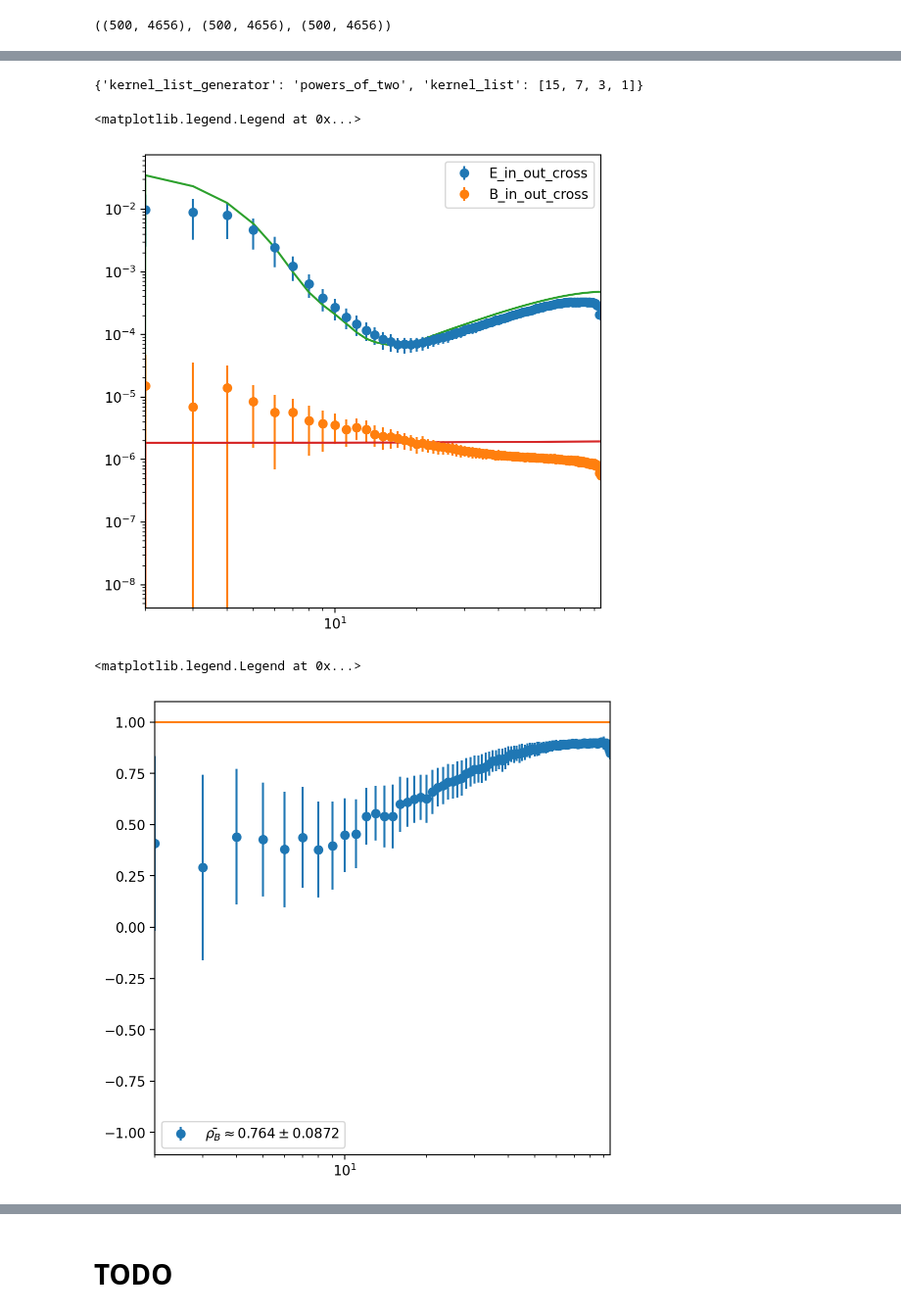
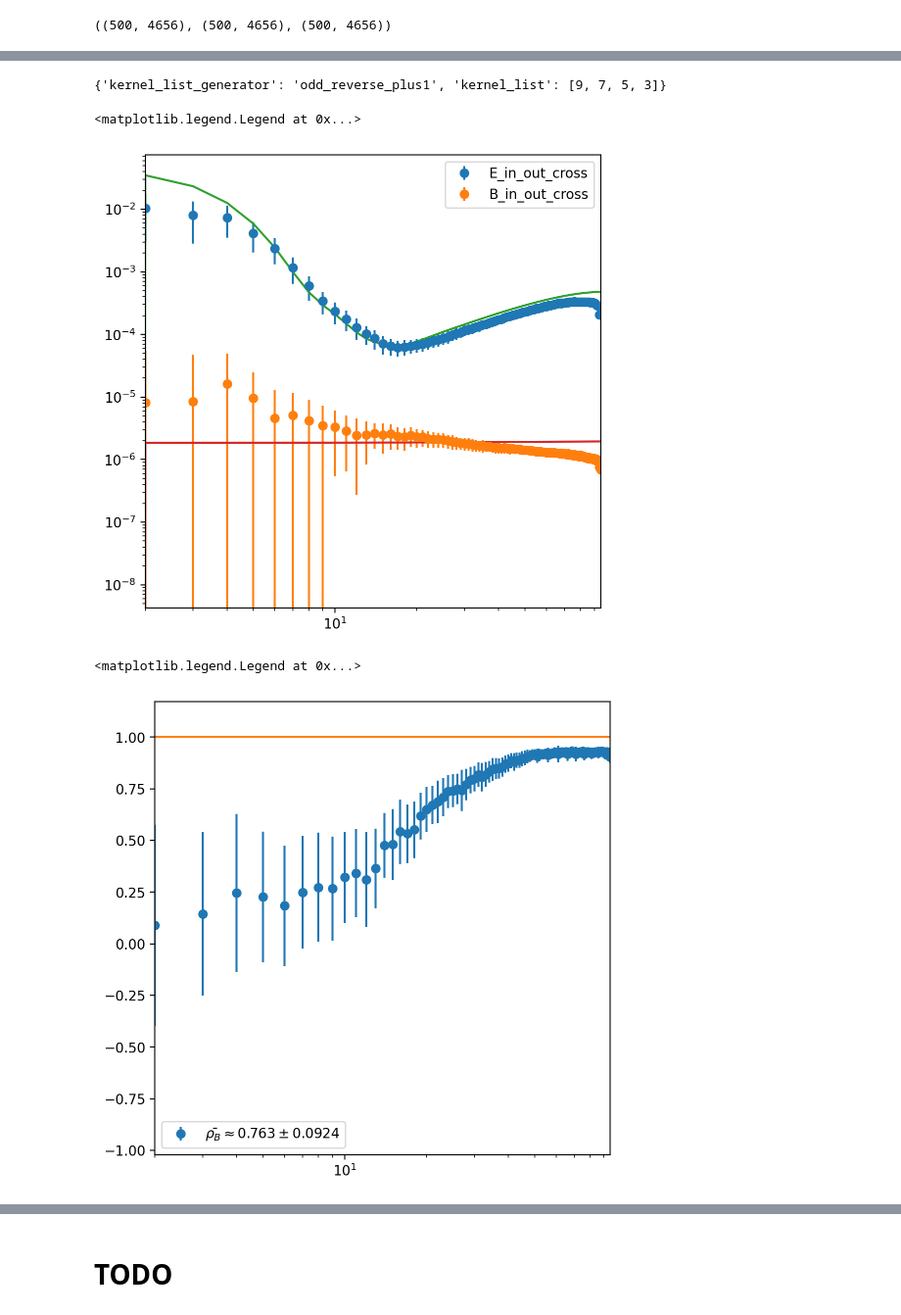
Before and after one commit to ev-watson/leakless, a Jupyter notebook: workspace.ipynb, the cells around one changed output, grey strips where cells are left out. Shown at 98% size. Drawn from its saved outputs; the diff is of its cells as text; code cells hidden in the pictures.

```diff
--- a/workspace.ipynb
+++ b/workspace.ipynb
@@ -206,6 +205,6 @@ from utils.analysis import leak_test
 from utils.harmonic_helpers import recombine
 # %%
 config.LEARN_UP = False
-model = Leakless.load_from_checkpoint("checkpoints/endtrain.ckpt")
+model = Leakless.load_from_checkpoint("checkpoints/et.ckpt")
 print(model)
 # %% [output]
@@ -343,7 +342,7 @@ params['kernel_list_generator'] = np.random.choice(list(kernel_list_generators.k
 params['kernel_list'] = kernel_list_generators[params['kernel_list_generator']](4)
 params
 # %% [output]
-{'kernel_list_generator': 'powers_of_two', 'kernel_list': [15, 7, 3, 1]}
+{'kernel_list_generator': 'odd_reverse_plus1', 'kernel_list': [9, 7, 5, 3]}
 # %%
 plt.figure(figsize=(6, 6))
 plt.errorbar(np.arange(lmax + 1), cl_e_cross / fsky, yerr=cl_e_cross_std / fsky, label='E_in_out_cross', fmt='o')
@@ -356,14 +355,14 @@ plt.xlim(2, lmax)
 plt.legend()
 # %% [output]
 <matplotlib.legend.Legend at 0x...>
-[figure, old version]
+[figure, new version]
 # %%
 plt.figure(figsize=(6, 6))
 plt.errorbar(np.arange(lmax + 1), cl_b_cross_coeff, yerr=cl_b_cross_coeff_std, label=rf'$\bar{{\rho_B}}\approx{np.mean(cl_b_cross_coeff):.3g}\pm{np.mean(cl_b_cross_coeff_std):.3g}$', fmt='o')
 plt.plot([1]*(lmax + 1))
 plt.xlim(2, lmax)
 plt.xscale('log')
-plt.legend()
+plt.legend(loc='lower left')
 # %% [output]
 <matplotlib.legend.Legend at 0x...>
-[figure, old version]
+[figure, new version]
```
Also changed, not shown: parts of 9 cells of this notebook, 9 other files.
